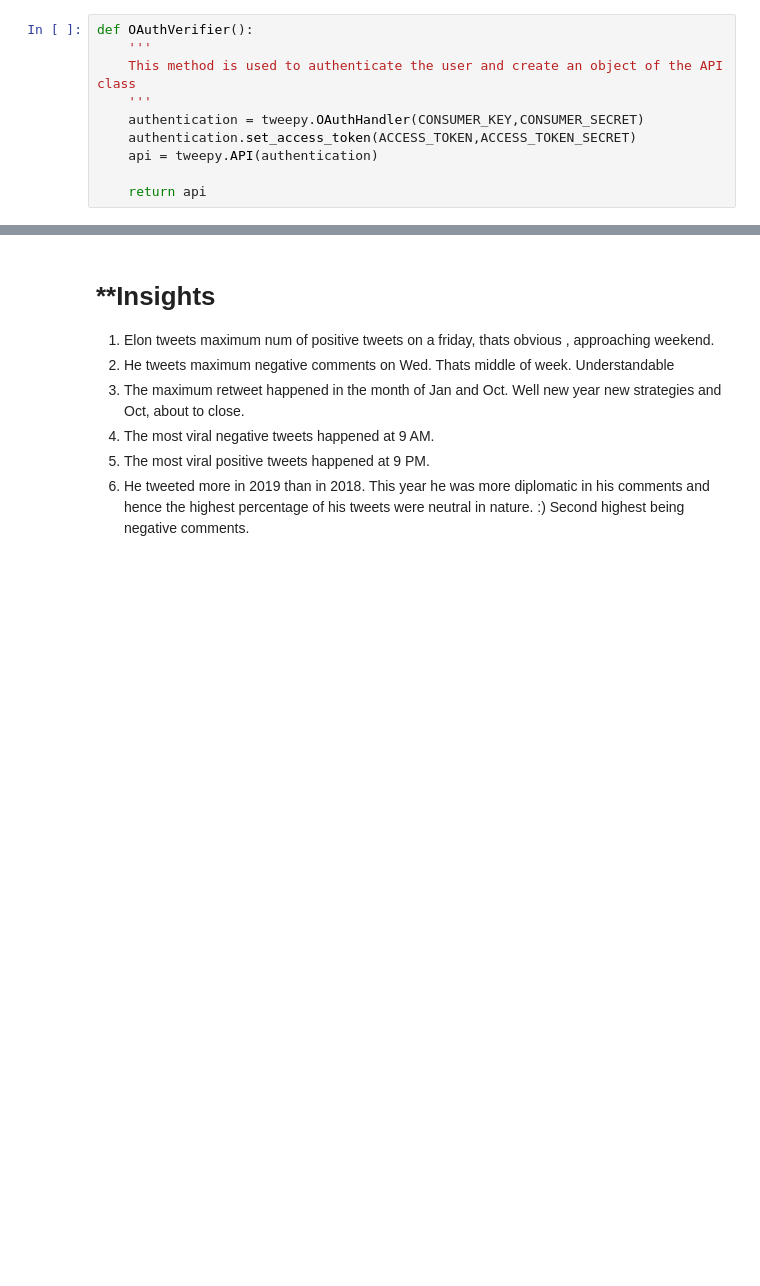
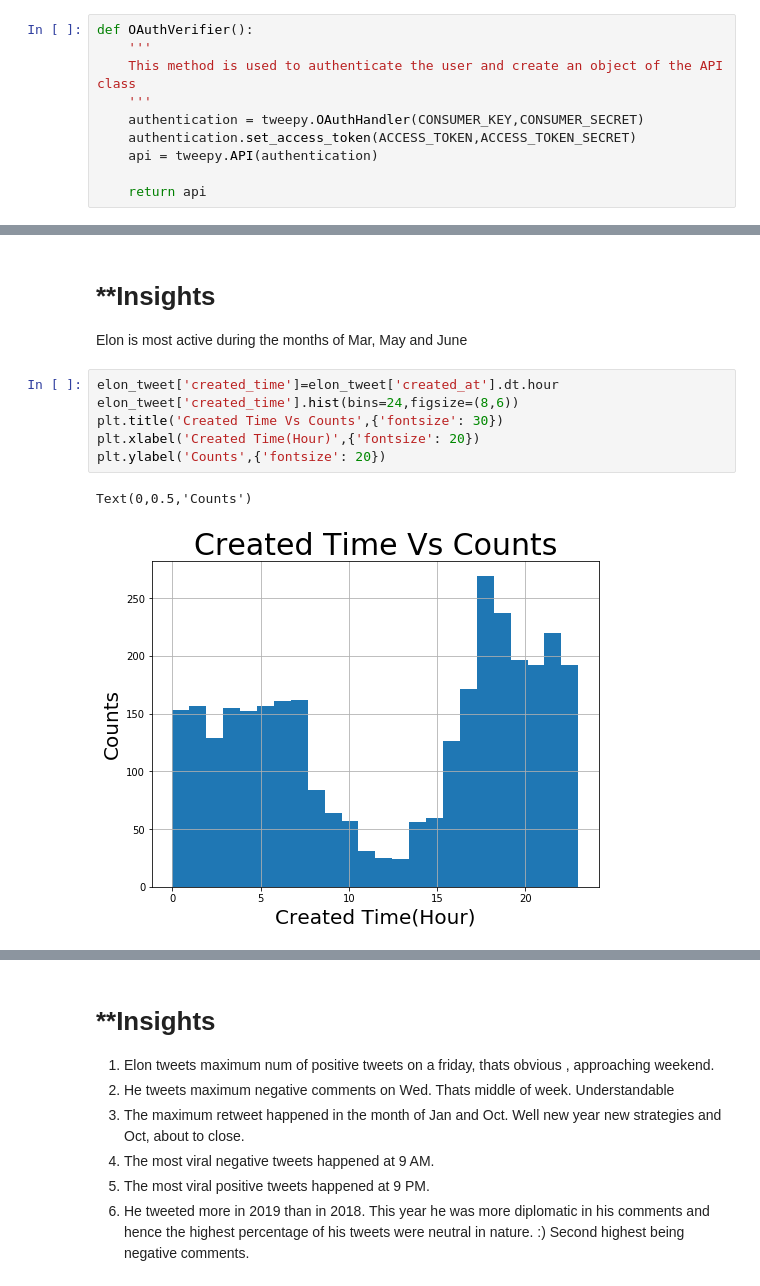
Before and after one commit to RahulTechTutorials/MachineLearningwithPython, a Jupyter notebook: Sentiment_Analysis/Sentiment_Analysis_Elon_musk.ipynb, the cells around one changed output, grey strips where cells are left out. Drawn from its saved outputs; the diff is of its cells as text; blank space fills up the shorter version.

```diff
--- a/Sentiment_Analysis/Sentiment_Analysis_Elon_musk.ipynb
+++ b/Sentiment_Analysis/Sentiment_Analysis_Elon_musk.ipynb
@@ -355,0 +146,12 @@ Negative tweets % : 12.69%
+# %% [markdown]
+# **Insights
+Elon is most active during the months of Mar, May and June
+# %%
+elon_tweet['created_time']=elon_tweet['created_at'].dt.hour
+elon_tweet['created_time'].hist(bins=24,figsize=(8,6))
+plt.title('Created Time Vs Counts',{'fontsize': 30})
+plt.xlabel('Created Time(Hour)',{'fontsize': 20})
+plt.ylabel('Counts',{'fontsize': 20})
+# %% [output]
+Text(0,0.5,'Counts')
+[figure, added]
```
Also changed, not shown: parts of 99 cells of this notebook.
